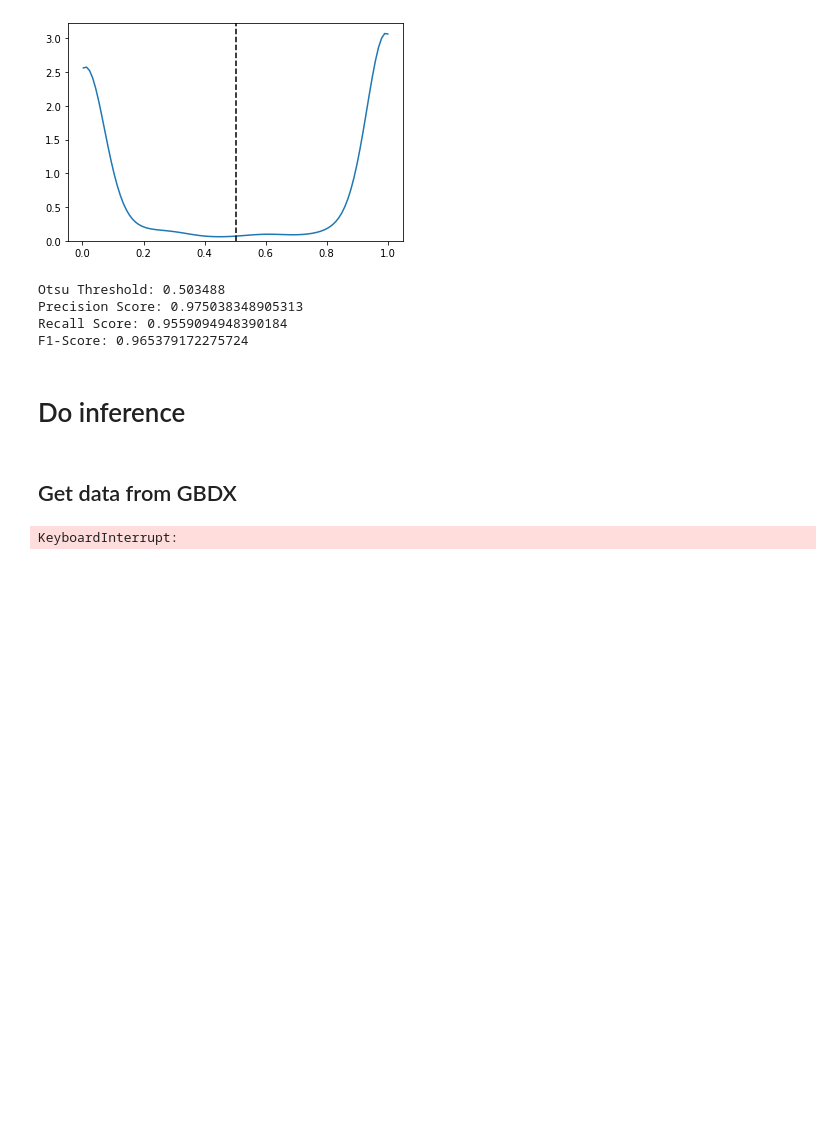
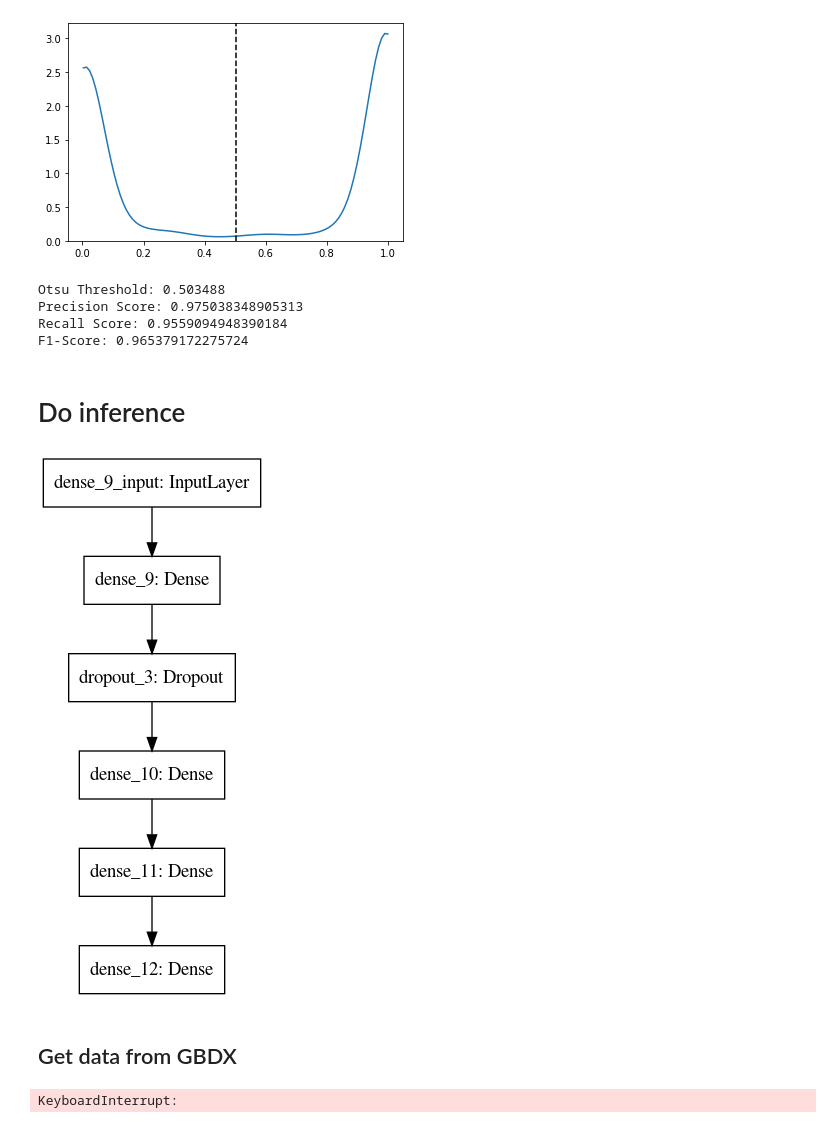
Before and after one commit to krakchris/GCW_toolkit, a Jupyter notebook: 03_create_classification/MLP_classification.ipynb, the cells around one changed output. Saved outputs shown, nothing was run; the diff lists cells and outputs as text; code cells hidden in the pictures; blank space fills up the shorter version.

```diff
--- a/03_create_classification/MLP_classification.ipynb
+++ b/03_create_classification/MLP_classification.ipynb
@@ -391,3 +386,8 @@ from keras.models import load_model
 
 path = '../../TreeTect/data/bfalg_models/bfalg_batchSize_200_Epoch-00170-Val_acc-0.96432_weights.hdf5'
 model = load_model(path)
+# %%
+from keras.utils import plot_model
+plot_model(model, to_file='model.png')
+# %% [output]
+[figure, added]
```
Also changed, not shown: parts of 13 cells of this notebook, 7 other files.
